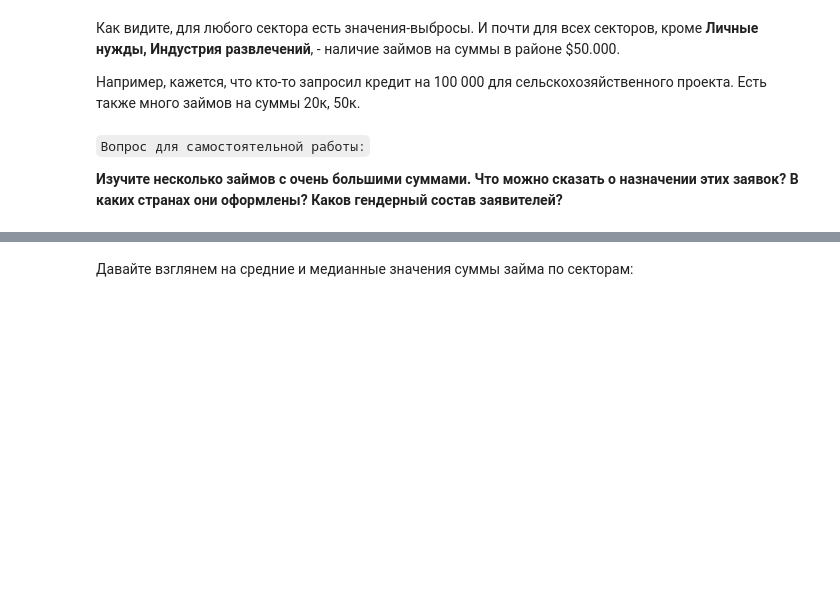
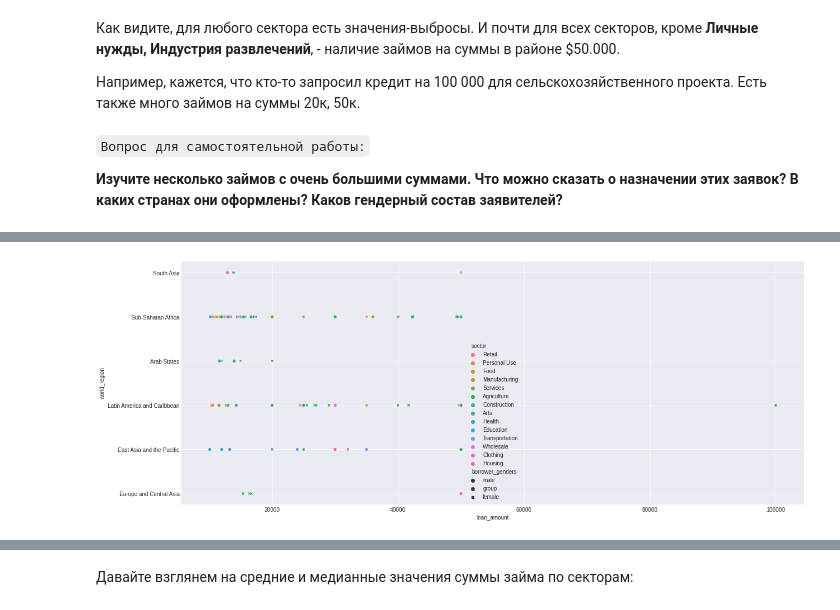
Before and after one commit to ddmitry80/ds_junior_analytics, a Jupyter notebook: Разведочный анализ данных EDA/Домашка/Мастер_класс_Разведочный_анализ_данных_&_Подготовка_отчетов_Конспект.ipynb, the cells around one changed output, grey strips where cells are left out. Cells and saved outputs as stored; diff of their text form; code cells hidden in the pictures; blank space fills up the shorter version.

```diff
--- a/Разведочный анализ данных EDA/Домашка/Мастер_класс_Разведочный_анализ_данных_&_Подготовка_отчетов_Конспект.ipynb
+++ b/Разведочный анализ данных EDA/Домашка/Мастер_класс_Разведочный_анализ_данных_&_Подготовка_отчетов_Конспект.ipynb
@@ -516,3 +539,6 @@ plt.show()
 `Вопрос для самостоятельной работы:`
 
 **Изучите несколько займов с очень большими суммами. Что можно сказать о назначении этих заявок? В каких странах они оформлены? Каков гендерный состав заявителей?**
+# %%
+df_big_loans = df_kiva_loans.query('loan_amount>10000')
+df_big_loans.head(10)
@@ -518,0 +570,6 @@ plt.show()
+# %%
+plt.figure(figsize=(20, 8))
+sns.scatterplot(data=df_big_loans, x='loan_amount', y='world_region', hue='sector', style='borrower_genders')
+plt.show()
+# %% [output]
+[figure, added]
```
Also changed, not shown: parts of 33 cells of this notebook.
